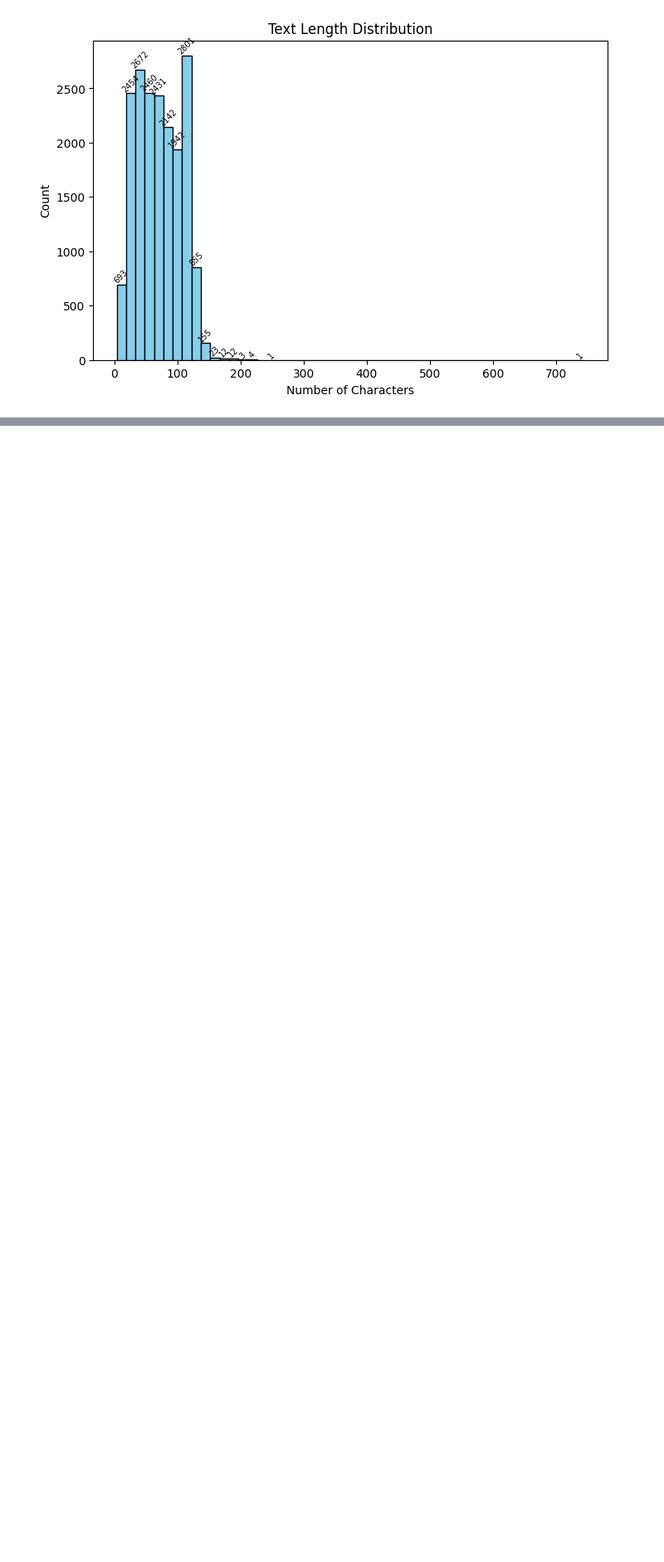
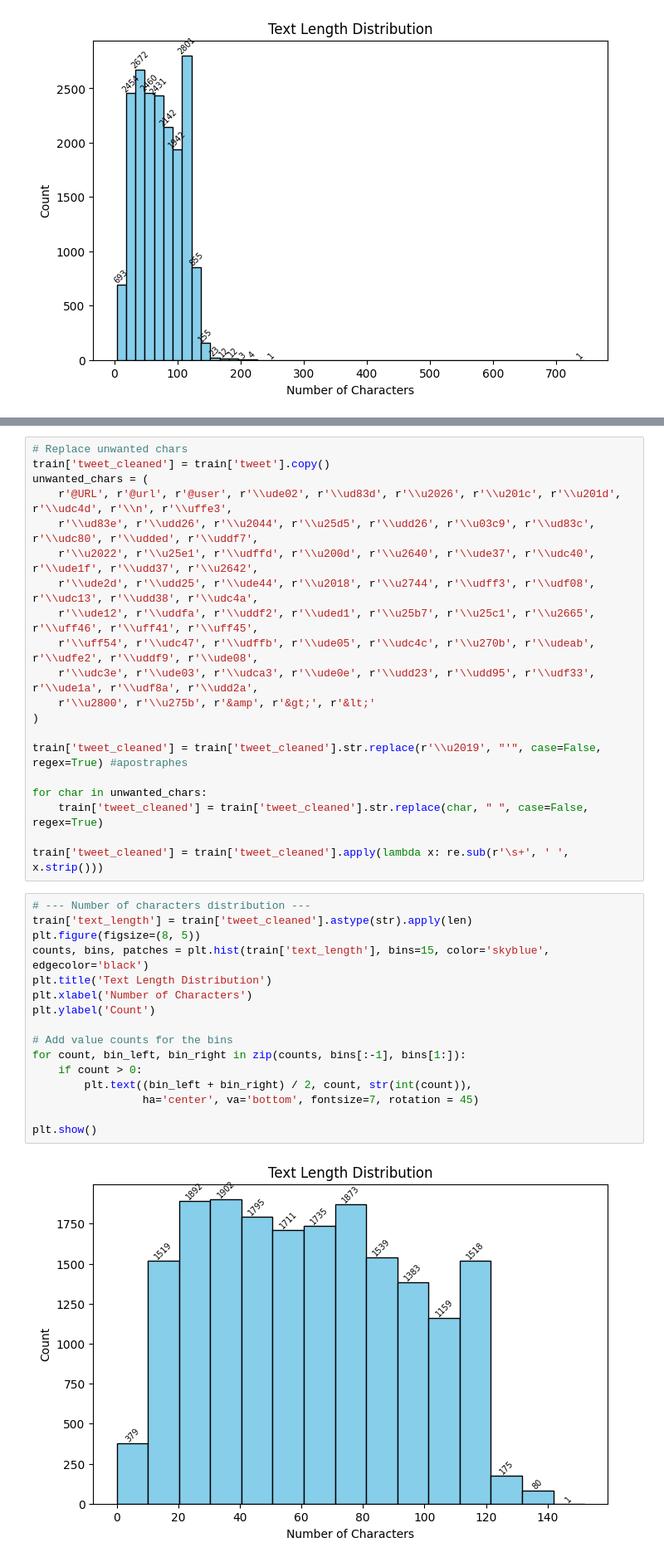
Before and after one commit to nadaamoharram/MLMA_Toxicity_Detection_Deep_Learning, a Jupyter notebook: EDA/initial_exploration.ipynb, the cells around one changed output, grey strips where cells are left out. Shown at 83% size. Saved outputs shown, nothing was run; the diff lists cells and outputs as text; blank space fills up the shorter version.

```diff
--- a/EDA/initial_exploration.ipynb
+++ b/EDA/initial_exploration.ipynb
@@ -193,0 +211,38 @@ print(train['tweet'].where(train['token_length'] > 28).dropna().values)
+# %%
+# Replace unwanted chars
+train['tweet_cleaned'] = train['tweet'].copy()
+unwanted_chars = (
+    r'@URL', r'@url', r'@user', r'\\ude02', r'\\ud83d', r'\\u2026', r'\\u201c', r'\\u201d', r'\\udc4d', r'\\n', r'\\uffe3',
+    r'\\ud83e', r'\\udd26', r'\\u2044', r'\\u25d5', r'\\udd26', r'\\u03c9', r'\\ud83c', r'\\udc80', r'\\udded', r'\\uddf7',
+    r'\\u2022', r'\\u25e1', r'\\udffd', r'\\u200d', r'\\u2640', r'\\ude37', r'\\udc40', r'\\ude1f', r'\\udd37', r'\\u2642',
+    r'\\ude2d', r'\\udd25', r'\\ude44', r'\\u2018', r'\\u2744', r'\\udff3', r'\\udf08', r'\\udc13', r'\\udd38', r'\\udc4a',
+    r'\\ude12', r'\\uddfa', r'\\uddf2', r'\\uded1', r'\\u25b7', r'\\u25c1', r'\\u2665', r'\\uff46', r'\\uff41', r'\\uff45',
+    r'\\uff54', r'\\udc47', r'\\udffb', r'\\ude05', r'\\udc4c', r'\\u270b', r'\\udeab', r'\\udfe2', r'\\uddf9', r'\\ude08',
+    r'\\udc3e', r'\\ude03', r'\\udca3', r'\\ude0e', r'\\udd23', r'\\udd95', r'\\udf33', r'\\ude1a', r'\\udf8a', r'\\udd2a',
+    r'\\u2800', r'\\u275b', r'&amp', r'&gt;', r'&lt;'
+)
+
+train['tweet_cleaned'] = train['tweet_cleaned'].str.replace(r'\\u2019', "'", case=False, regex=True) #apostraphes
+
+for char in unwanted_chars:
+    train['tweet_cleaned'] = train['tweet_cleaned'].str.replace(char, " ", case=False, regex=True)
+
+train['tweet_cleaned'] = train['tweet_cleaned'].apply(lambda x: re.sub(r'\s+', ' ', x.strip()))
+# %%
+# --- Number of characters distribution ---
+train['text_length'] = train['tweet_cleaned'].astype(str).apply(len)
+plt.figure(figsize=(8, 5))
+counts, bins, patches = plt.hist(train['text_length'], bins=15, color='skyblue', edgecolor='black')
+plt.title('Text Length Distribution')
+plt.xlabel('Number of Characters')
+plt.ylabel('Count')
+
+# Add value counts for the bins
+for count, bin_left, bin_right in zip(counts, bins[:-1], bins[1:]):
+    if count > 0:
+        plt.text((bin_left + bin_right) / 2, count, str(int(count)),
+                 ha='center', va='bottom', fontsize=7, rotation = 45)
+
+plt.show()
+# %% [output]
+[figure, added]
```
Also changed, not shown: parts of 18 cells of this notebook.
